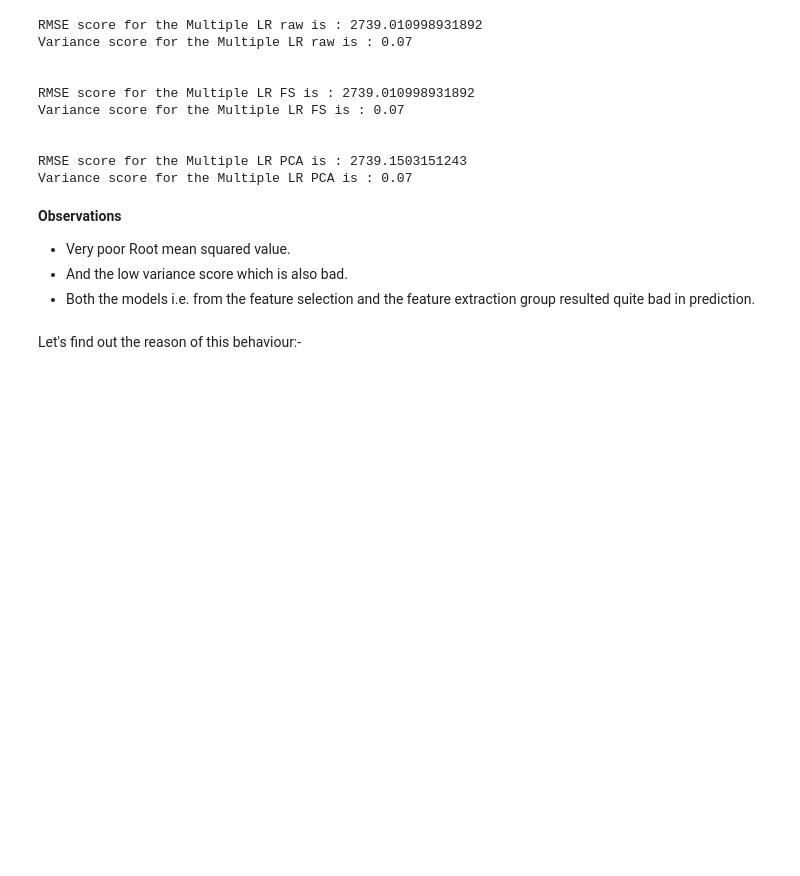
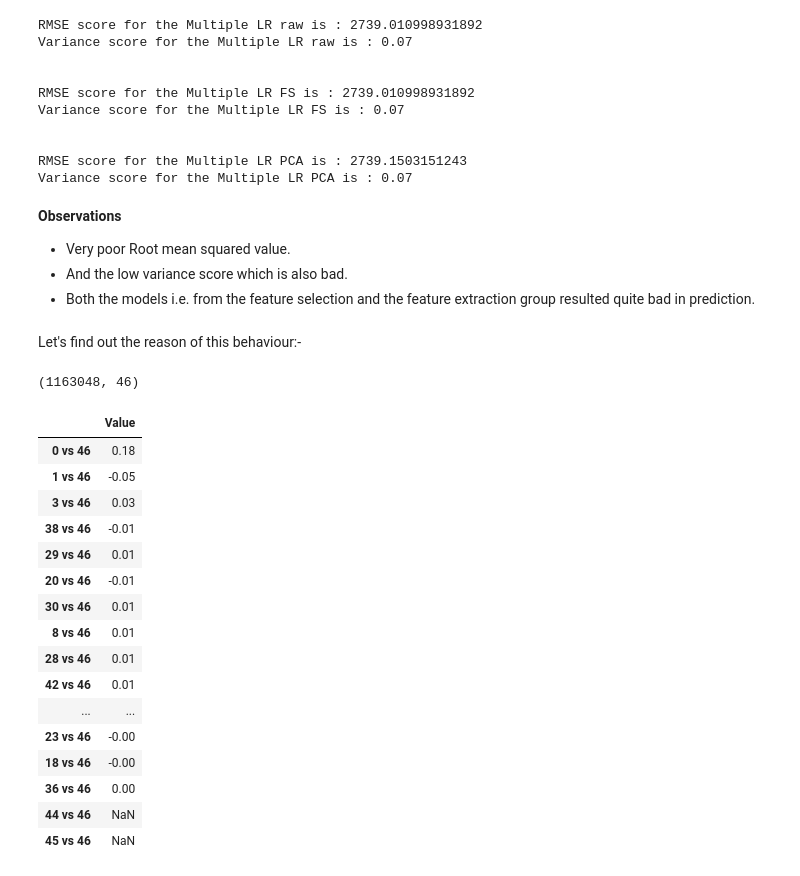
Before and after one commit to harshithgowdakc/NYC-Taxi-Data, a Jupyter notebook: NYC_Taxi_Data.ipynb, the cells around one changed output. Saved outputs shown, nothing was run; the diff lists cells and outputs as text; code cells hidden in the pictures; blank space fills up the shorter version.

```diff
--- a/NYC_Taxi_Data.ipynb
+++ b/NYC_Taxi_Data.ipynb
@@ -1220,3 +1220,44 @@ Variance score for the Multiple LR PCA is : 0.07
 *   Both the models i.e. from the feature selection and the feature extraction group resulted quite bad in prediction.
 # %% [markdown]
 Let's find out the reason of this behaviour:-
+# %%
+X_train.shape
+# %% [output]
+(1163048, 46)
+# %%
+#Find linear correlation of each feature with the target variable
+from scipy.stats import pearsonr
+df1 = pd.DataFrame(np.concatenate((X_train,y_train.reshape(len(y_train),1)),axis=1))
+df1.columns = df1.columns.astype(str)
+
+features = df1.iloc[:,:46].columns.tolist()
+target = df1.iloc[:,46].name
+
+correlations = {}
+for f in features:
+    data_temp = df1[[f,target]]
+    x1 = data_temp[f].values
+    x2 = data_temp[target].values
+    key = f + ' vs ' + target
+    correlations[key] = pearsonr(x1,x2)[0]
+
+data_correlations = pd.DataFrame(correlations, index=['Value']).T
+data_correlations.loc[data_correlations['Value'].abs().sort_values(ascending=False).index]
+# %% [output]
+|  | Value |
+| 0 vs 46 | 0.18 |
+| 1 vs 46 | -0.05 |
+| 3 vs 46 | 0.03 |
+| 38 vs 46 | -0.01 |
+| 29 vs 46 | 0.01 |
+| 20 vs 46 | -0.01 |
+| 30 vs 46 | 0.01 |
+| 8 vs 46 | 0.01 |
+| 28 vs 46 | 0.01 |
+| 42 vs 46 | 0.01 |
+| ... | ... |
+| 23 vs 46 | -0.00 |
+| 18 vs 46 | -0.00 |
+| 36 vs 46 | 0.00 |
+| 44 vs 46 | NaN |
+| 45 vs 46 | NaN |
```
Also changed, not shown: parts of 1 cell of this notebook.
